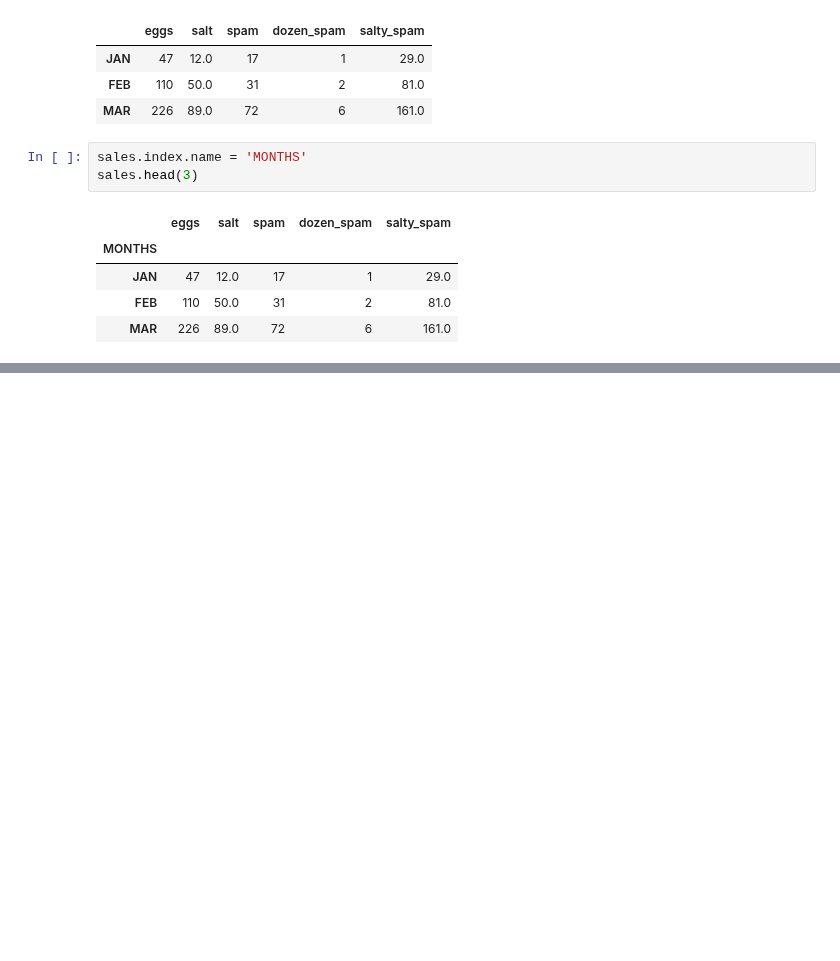
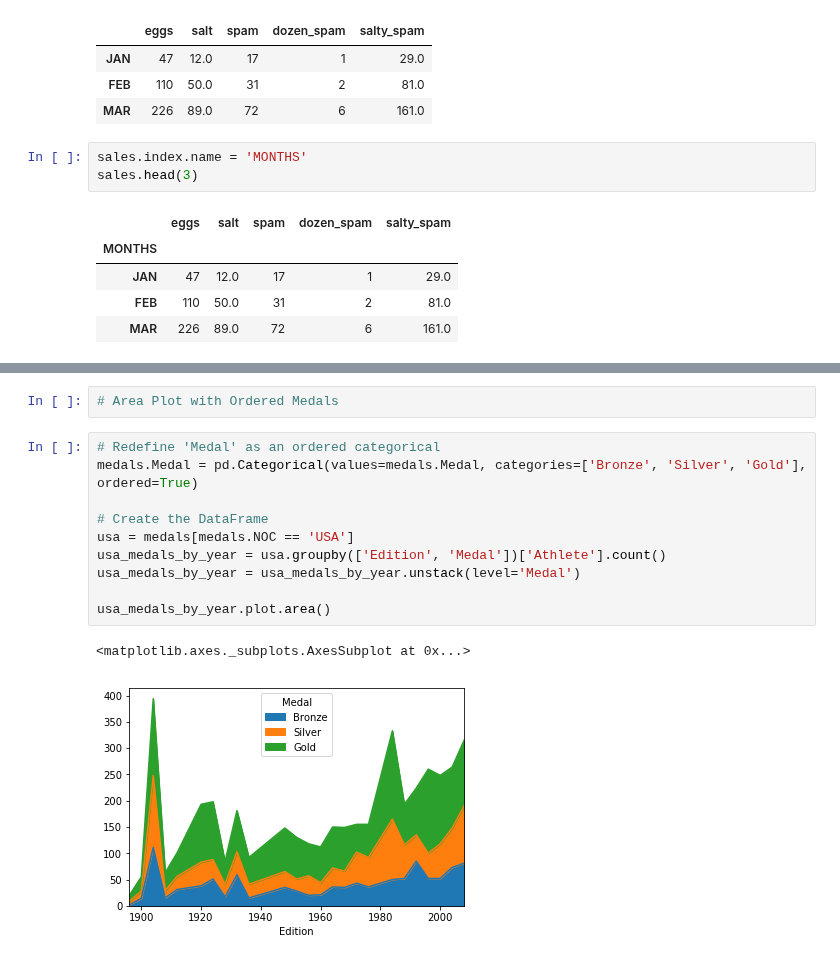
Before and after one commit to woosa7/PythonDataAnalytics, a Jupyter notebook: pystudy/DataCamp06.ipynb, the cells around one changed output, grey strips where cells are left out. Saved outputs shown, nothing was run; the diff lists cells and outputs as text; blank space fills up the shorter version.

```diff
--- a/pystudy/DataCamp06.ipynb
+++ b/pystudy/DataCamp06.ipynb
@@ -241,0 +814,15 @@ KeyError: 'MultiIndex Slicing requires the index to be fully lexsorted tuple len
+# %%
+# Area Plot with Ordered Medals
+# %%
+# Redefine 'Medal' as an ordered categorical
+medals.Medal = pd.Categorical(values=medals.Medal, categories=['Bronze', 'Silver', 'Gold'], ordered=True)
+
+# Create the DataFrame
+usa = medals[medals.NOC == 'USA']
+usa_medals_by_year = usa.groupby(['Edition', 'Medal'])['Athlete'].count()
+usa_medals_by_year = usa_medals_by_year.unstack(level='Medal')
+
+usa_medals_by_year.plot.area()
+# %% [output]
+<matplotlib.axes._subplots.AxesSubplot at 0x...>
+[figure, added]
```
Also changed, not shown: parts of 97 cells of this notebook, 3 other files.
